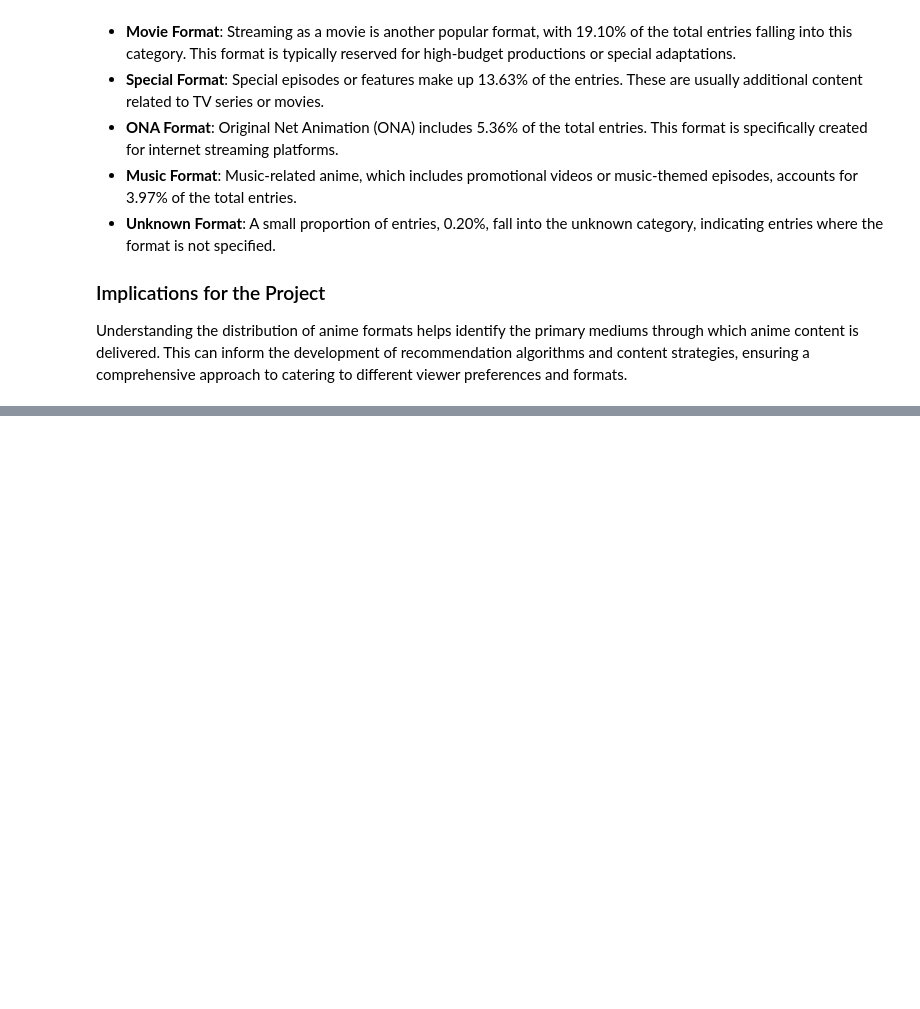
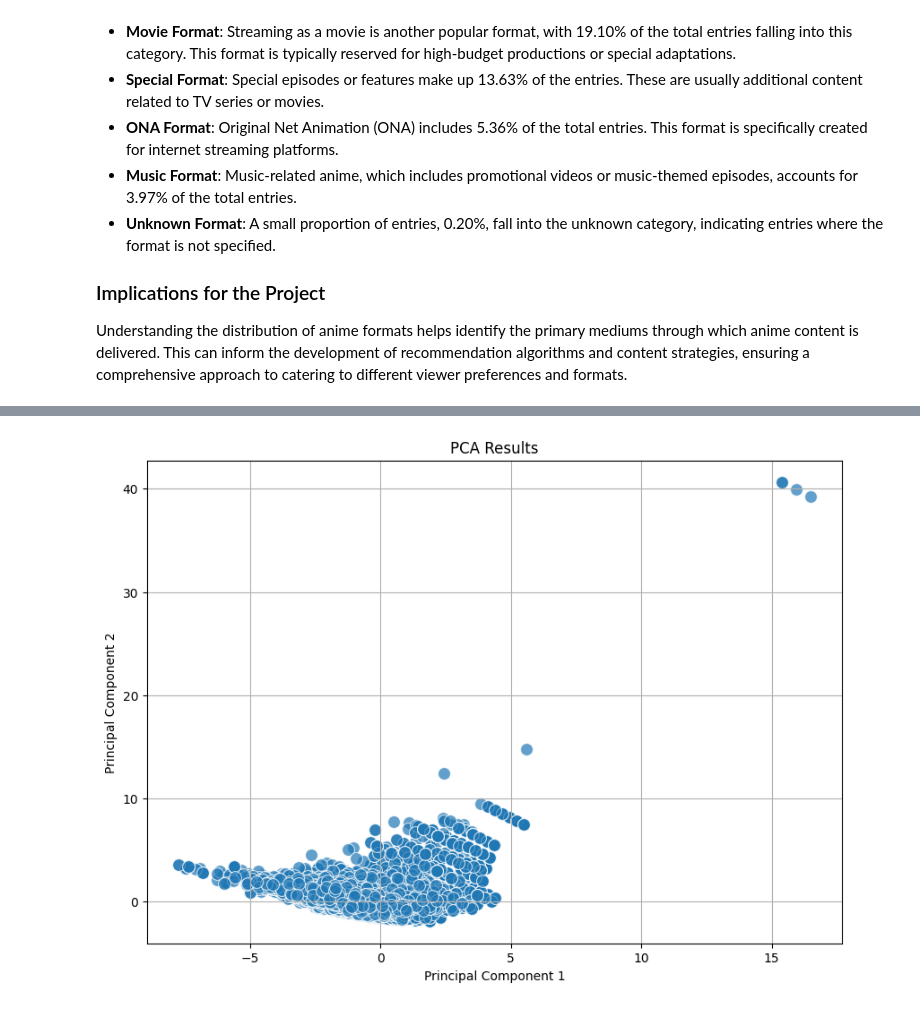
Before and after one commit to MoteneJan/JB1_2401FTDS, a Jupyter notebook: JB1_2401FTDS.ipynb, the cells around one changed output, grey strips where cells are left out. Drawn from its saved outputs; the diff is of its cells as text; code cells hidden in the pictures; blank space fills up the shorter version.

```diff
--- a/JB1_2401FTDS.ipynb
+++ b/JB1_2401FTDS.ipynb
@@ -1140,0 +1148,14 @@ plt.show()
+# %%
+# Convert PCA results to DataFrame for plotting
+pca_df = pd.DataFrame(X_pca, columns=[f'PC{i+1}' for i in range(X_pca.shape[1])])
+
+# Plot the first two PCA components
+plt.figure(figsize=(10, 7))
+sns.scatterplot(data=pca_df, x='PC1', y='PC2', marker='o', s=100, alpha=0.7)
+plt.title('PCA Results')
+plt.xlabel('Principal Component 1')
+plt.ylabel('Principal Component 2')
+plt.grid(True)
+plt.show()
+# %% [output]
+[figure, added]
```
Also changed, not shown: parts of 45 cells of this notebook.
